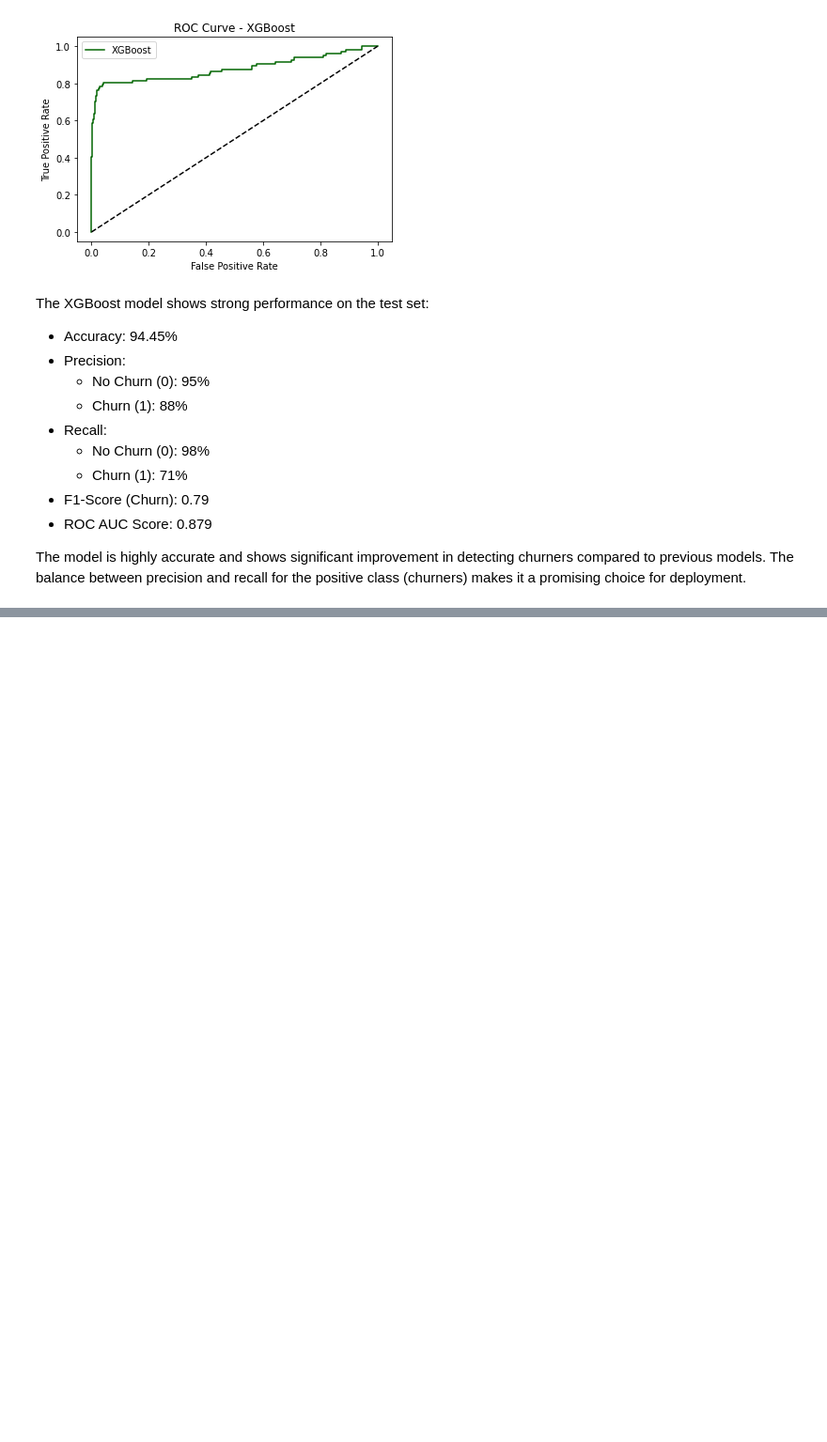
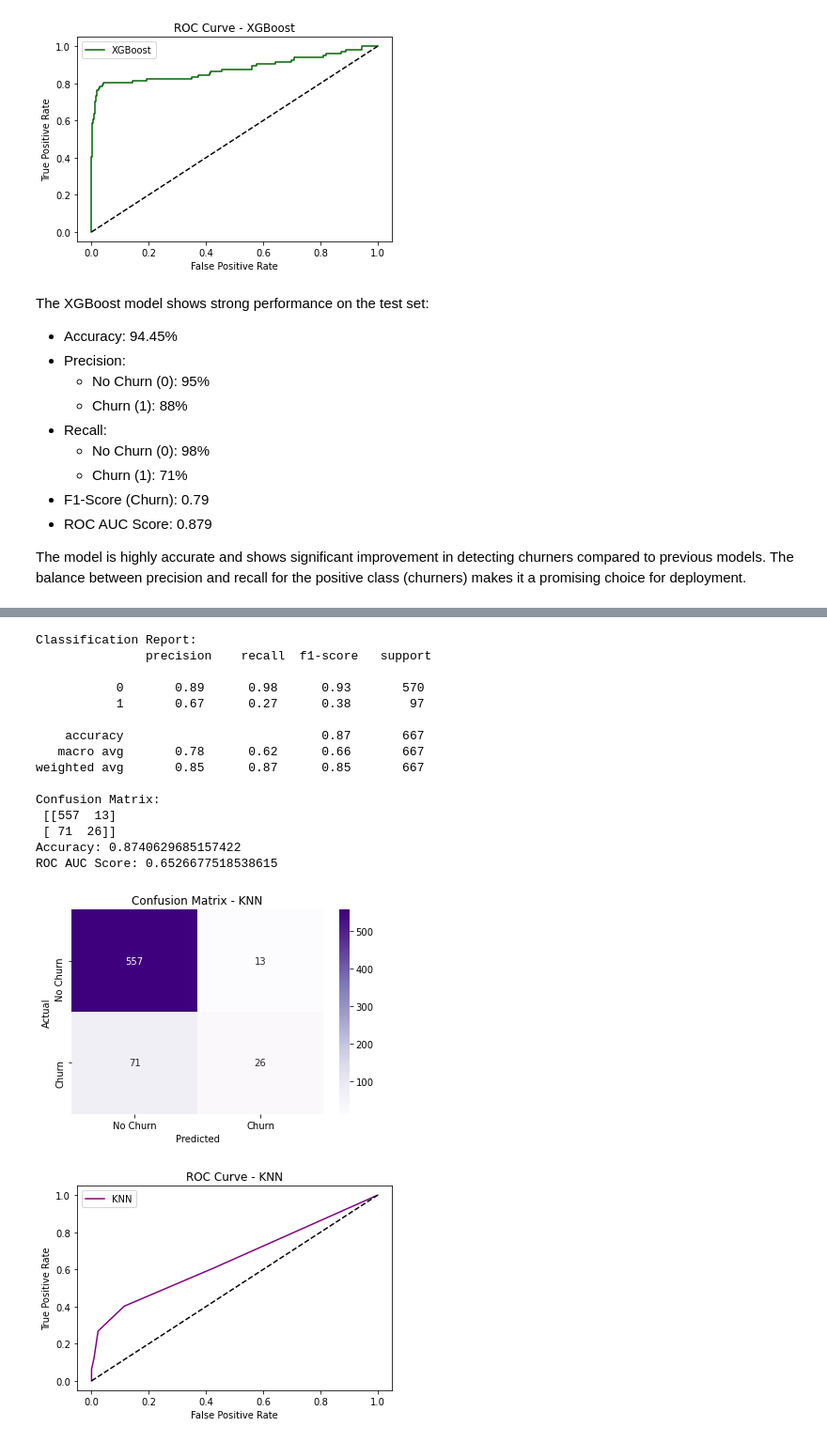
Before and after one commit to HellenDianaNjeri/SyriaTel-Customer-Churn, a Jupyter notebook: notebooks/SyriaTel Customer Churn.ipynb, the cells around one changed output, grey strips where cells are left out. Shown: that part at 94% size. Saved outputs shown, nothing was run; the diff lists cells and outputs as text; code cells hidden in the pictures; blank space fills up the shorter version.

Commit message:
Add KNN classifier with evaluation metrics and visualization.

```diff
--- a/notebooks/SyriaTel Customer Churn.ipynb
+++ b/notebooks/SyriaTel Customer Churn.ipynb
@@ -1089,0 +1093,56 @@ The model is highly accurate and shows significant improvement in detecting chur
+# %%
+from sklearn.neighbors import KNeighborsClassifier
+from sklearn.metrics import classification_report, confusion_matrix, accuracy_score, roc_auc_score, roc_curve
+import matplotlib.pyplot as plt
+import seaborn as sns
+
+# Initialize and fit the model
+knn_model = KNeighborsClassifier(n_neighbors=5)
+knn_model.fit(X_train, y_train)
+
+# Predictions
+y_pred_knn = knn_model.predict(X_test)
+y_proba_knn = knn_model.predict_proba(X_test)[:, 1]
+
+# Evaluation
+print("Classification Report:\n", classification_report(y_test, y_pred_knn))
+print("Confusion Matrix:\n", confusion_matrix(y_test, y_pred_knn))
+print("Accuracy:", accuracy_score(y_test, y_pred_knn))
+print("ROC AUC Score:", roc_auc_score(y_test, y_proba_knn))
+
+# Confusion Matrix plot
+plt.figure(figsize=(6,4))
+sns.heatmap(confusion_matrix(y_test, y_pred_knn), annot=True, fmt='d', cmap='Purples',
+            xticklabels=['No Churn', 'Churn'], yticklabels=['No Churn', 'Churn'])
+plt.title("Confusion Matrix - KNN")
+plt.xlabel("Predicted")
+plt.ylabel("Actual")
+plt.show()
+
+# ROC Curve
+fpr_knn, tpr_knn, _ = roc_curve(y_test, y_proba_knn)
+plt.plot(fpr_knn, tpr_knn, label='KNN', color='purple')
+plt.plot([0,1],[0,1],'k--')
+plt.xlabel('False Positive Rate')
+plt.ylabel('True Positive Rate')
+plt.title('ROC Curve - KNN')
+plt.legend()
+plt.show()
+# %% [output]
+Classification Report:
+               precision    recall  f1-score   support
+
+           0       0.89      0.98      0.93       570
+           1       0.67      0.27      0.38        97
+
+    accuracy                           0.87       667
+   macro avg       0.78      0.62      0.66       667
+weighted avg       0.85      0.87      0.85       667
+
+Confusion Matrix:
+ [[557  13]
+ [ 71  26]]
+Accuracy: 0.8740629685157422
+ROC AUC Score: 0.6526677518538615
+[figure, added]
+[figure, added]
```
Also changed, not shown: parts of 2 cells of this notebook.
